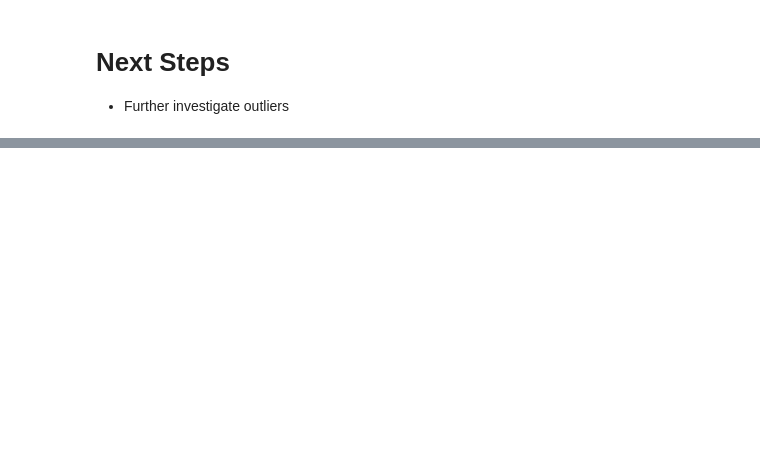
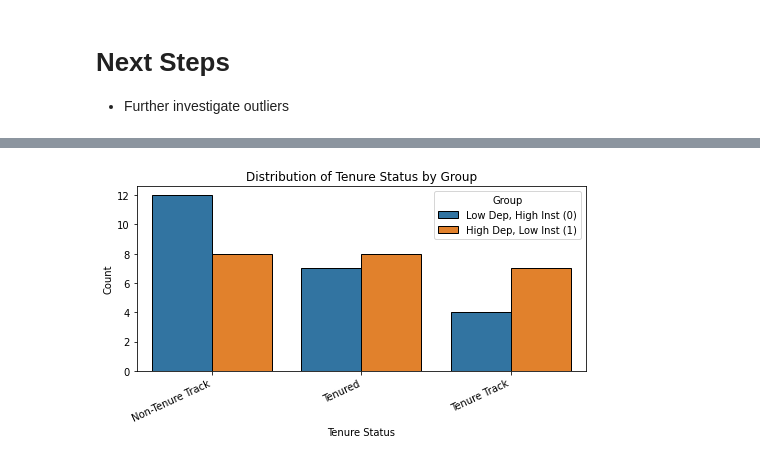
Before and after one commit to eigenhenry/Coache_analysis, a Jupyter notebook: asee25.ipynb, the cells around one changed output, grey strips where cells are left out. Saved outputs shown, nothing was run; the diff lists cells and outputs as text; code cells hidden in the pictures; blank space fills up the shorter version.

```diff
--- a/asee25.ipynb
+++ b/asee25.ipynb
@@ -158,0 +197,95 @@ plt.show()
+# %%
+import pandas as pd
+import matplotlib.pyplot as plt
+import seaborn as sns
+
+high_dep_low_inst['group'] = 1
+low_dep_high_inst['group'] = 0
+
+combined_data = pd.concat([high_dep_low_inst, low_dep_high_inst], ignore_index=True)
+
+
+print(combined_data['group'].value_counts())
+
+demographic_vars = ['demo_tenure', 'demo_rank', 'demo_race', 'demo_gender', 'demo_inst_type']
+
+
+tenure_labels = {
+    1: "Non-Tenure Track",
+    2: "Tenure Track",
+    3: "Tenured"
+}
+
+rank_labels = {
+    1: "Instructor/Lecturer",
+    2: "Assistant Professor",
+    3: "Associate Professor",
+    4: "Full Professor",
+    5: "Other",
+    9: "Unspecified",
+    98: "Decline to answer"
+}
+
+race_labels = {
+    1: "Asian, Asian-American, or Pacific Islander",
+    2: "White (non-Hispanic)",
+    3: "Black or African-American",
+    4: "Hispanic or Latino",
+    6: "Multiracial",
+    7: "Pacific Islander",
+    8: "Middle Eastern, Southwest Asian, or North African",
+    9: "American Indian or Native Alaskan",
+    91: "Other",
+    98: "Decline to answer"
+}
+
+gender_labels = {
+    1: "Woman / Trans woman",
+    2: "Man / Trans man",
+    3: "Transgender",
+    4: "Genderqueer / Gender non-conforming",
+    91: "Other",
+    98: "Declined to answer"
+}
+
+inst_type_labels = {
+    1: "University",
+    2:	"College",
+    3:	"Community College"
+}
+
+# Make copies (or overwrite) columns with mapped labels
+combined_data['Tenure Status'] = combined_data['demo_tenure'].map(tenure_labels)
+combined_data['Faculty Rank'] = combined_data['demo_rank'].map(rank_labels)
+combined_data['Faculty Race'] = combined_data['demo_race'].map(race_labels)
+combined_data['Faculty Gender'] = combined_data['demo_gender'].map(gender_labels)
+combined_data['Inst Type'] = combined_data['demo_inst_type'].map(inst_type_labels)
+
+# Now define these new columns as your demographic vars
+demographic_vars = [
+    'Tenure Status',
+    'Faculty Rank',
+    'Faculty Race',
+    'Faculty Gender',
+    'Inst Type'
+]
+
+for var in demographic_vars:
+    plt.figure(figsize=(7, 4))
+    sns.countplot(
+        data=combined_data,
+        x=var,
+        hue='group',
+        edgecolor='black'
+    )
+    plt.title(f'Distribution of {var} by Group')
+    plt.xlabel(var)
+    plt.ylabel('Count')
+    plt.legend(title='Group', labels=['Low Dep, High Inst (0)', 'High Dep, Low Inst (1)'])
+
+    # Rotate x-labels for readability if needed
+    plt.xticks(rotation=25, ha='right')
+
+    plt.tight_layout()
+    plt.show()
+# %% [output]
@@ -158,0 +305 @@ plt.show()
+[figure, added]
```
Also changed, not shown: parts of 18 cells of this notebook.
